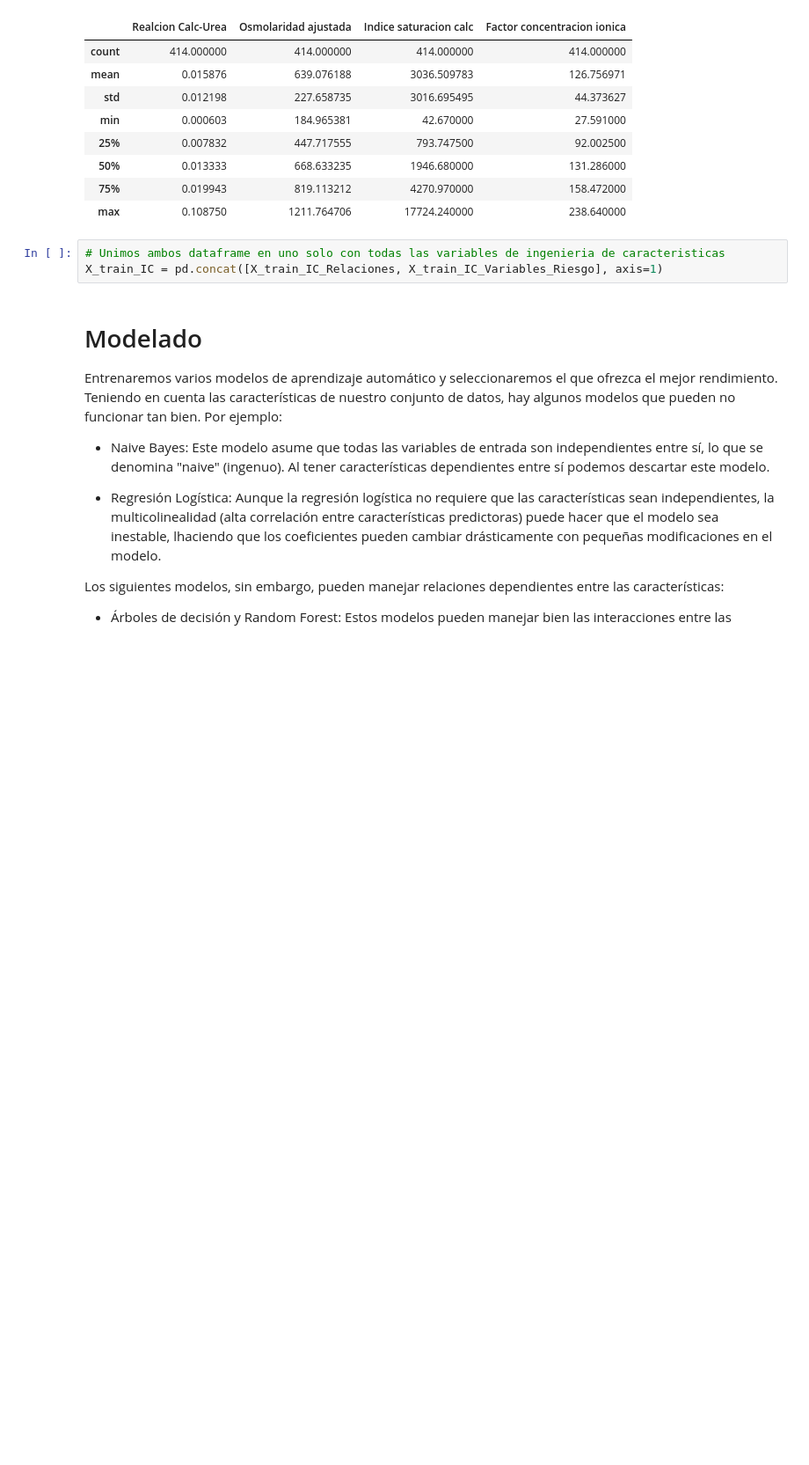
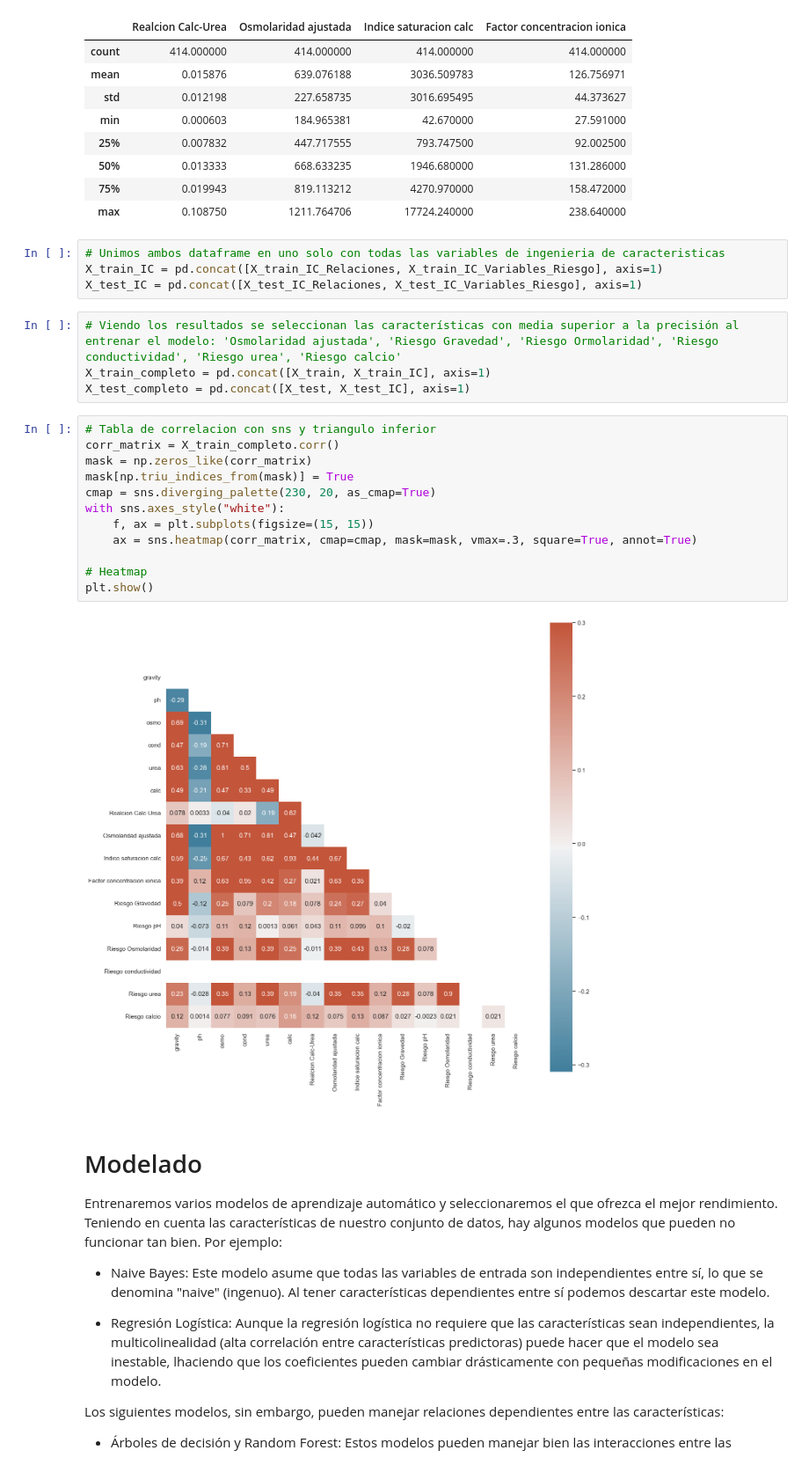
Before and after one commit to JMViJi/Binary-Classification-with-a-Tabular-Kidney-Stone-Prediction-Dataset, a Jupyter notebook: KidneyStone.ipynb, the cells around one changed output. Shown: that part at 88% size. Cells and saved outputs as stored; diff of their text form; blank space fills up the shorter version.

```diff
--- a/KidneyStone.ipynb
+++ b/KidneyStone.ipynb
@@ -502,6 +503,25 @@ X_train_IC_Relaciones.describe()
 # %%
 # Unimos ambos dataframe en uno solo con todas las variables de ingenieria de caracteristicas
 X_train_IC = pd.concat([X_train_IC_Relaciones, X_train_IC_Variables_Riesgo], axis=1)
+X_test_IC = pd.concat([X_test_IC_Relaciones, X_test_IC_Variables_Riesgo], axis=1)
+# %%
+# Viendo los resultados se seleccionan las características con media superior a la precisión al entrenar el modelo: 'Osmolaridad ajustada', 'Riesgo Gravedad', 'Riesgo Ormolaridad', 'Riesgo conductividad', 'Riesgo urea', 'Riesgo calcio'
+X_train_completo = pd.concat([X_train, X_train_IC], axis=1)
+X_test_completo = pd.concat([X_test, X_test_IC], axis=1)
+# %%
+# Tabla de correlacion con sns y triangulo inferior
+corr_matrix = X_train_completo.corr()
+mask = np.zeros_like(corr_matrix)
+mask[np.triu_indices_from(mask)] = True
+cmap = sns.diverging_palette(230, 20, as_cmap=True)
+with sns.axes_style("white"):
+    f, ax = plt.subplots(figsize=(15, 15))
+    ax = sns.heatmap(corr_matrix, cmap=cmap, mask=mask, vmax=.3, square=True, annot=True)
+
+# Heatmap
+plt.show()
+# %% [output]
+[figure, added]
 # %% [markdown]
 # Modelado
 Entrenaremos varios modelos de aprendizaje automático y seleccionaremos el que ofrezca el mejor rendimiento. Teniendo en cuenta las características de nuestro conjunto de datos, hay algunos modelos que pueden no funcionar tan bien. Por ejemplo:
```
Also changed, not shown: parts of 48 cells of this notebook, 1 other file.
